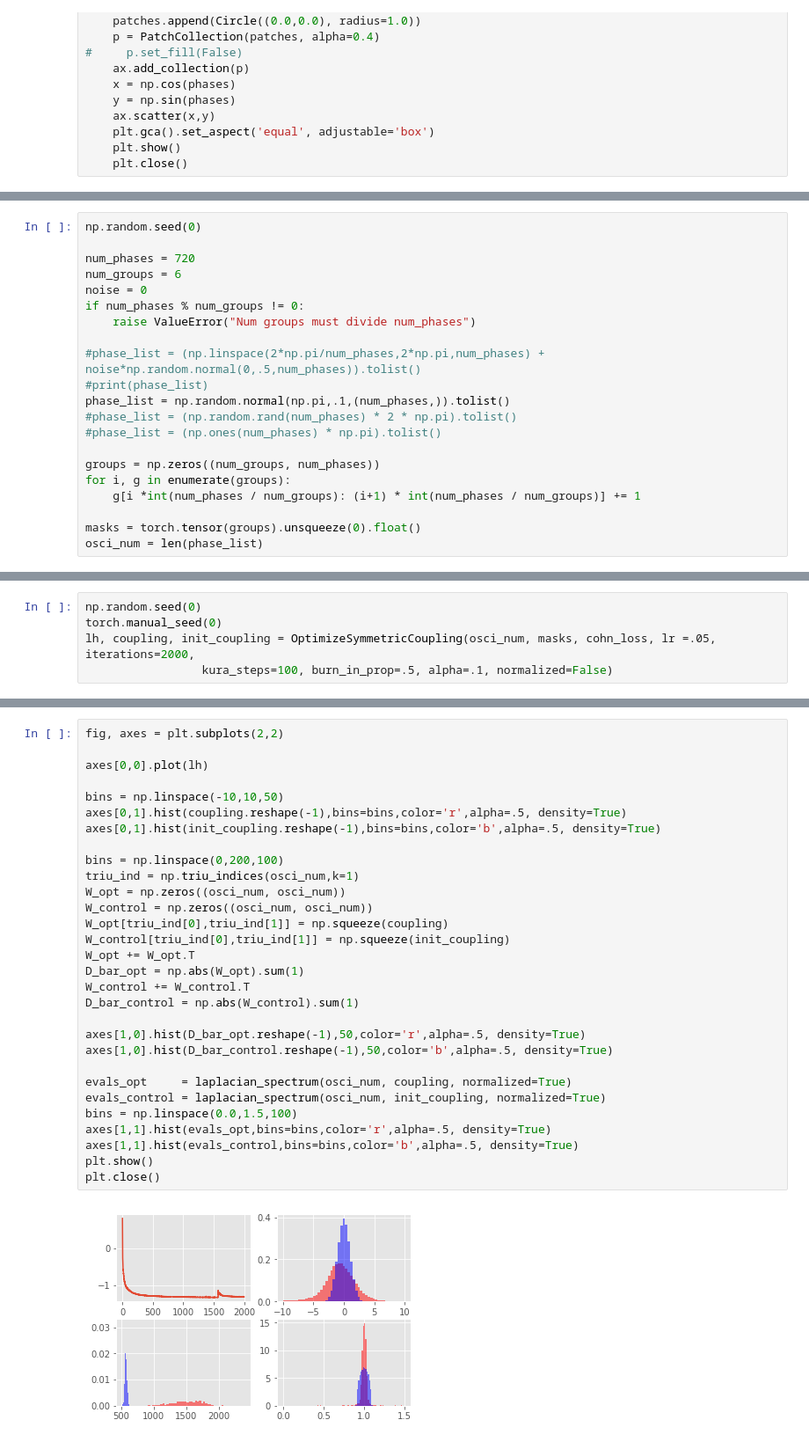
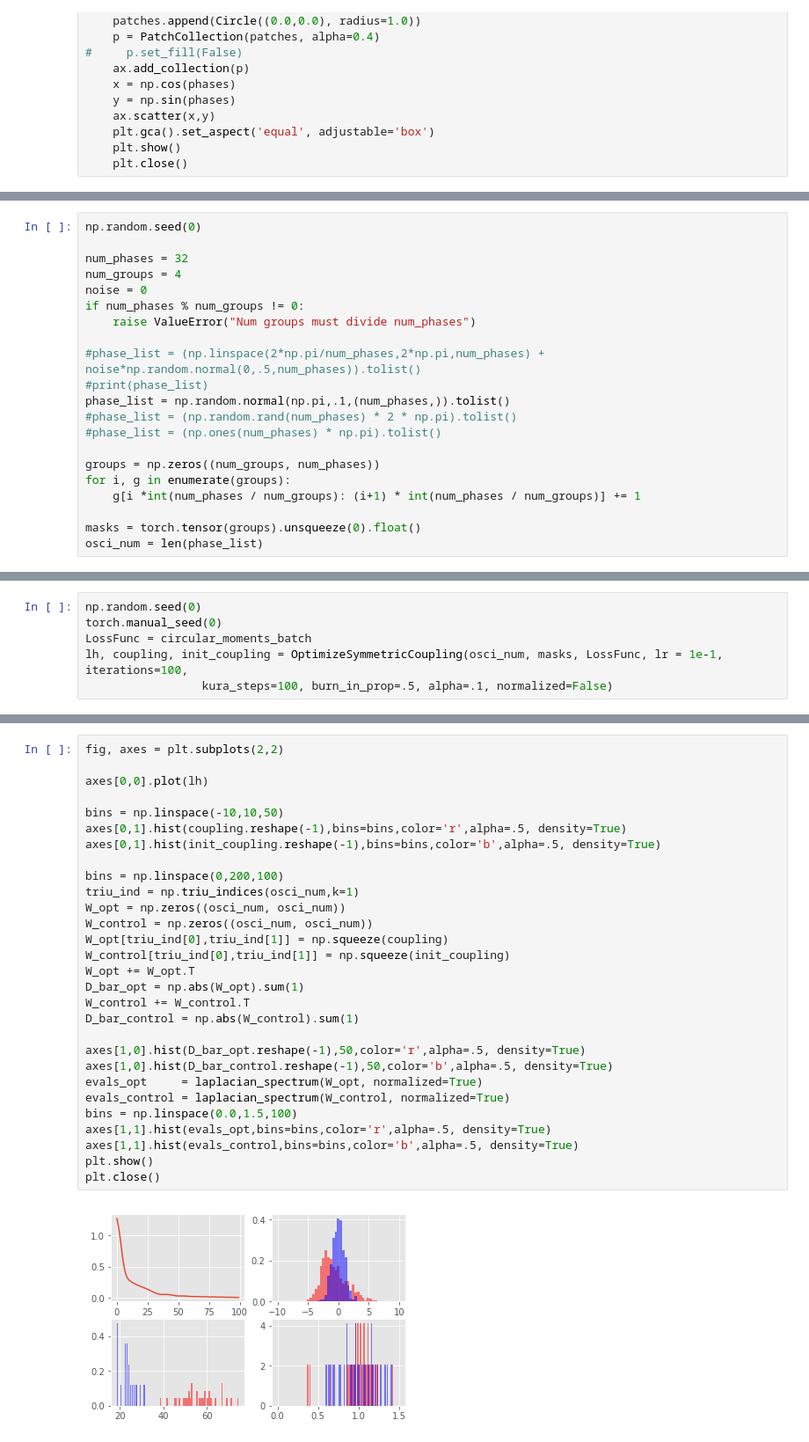
Before and after one commit to serre-lab/synchrony, a Jupyter notebook: notebooks/OptimizeCoupling.ipynb, the cells around one changed output, grey strips where cells are left out. Shown at 88% size. Saved outputs shown, nothing was run; the diff lists cells and outputs as text.

```diff
--- a/notebooks/OptimizeCoupling.ipynb
+++ b/notebooks/OptimizeCoupling.ipynb
@@ -324,8 +403,8 @@ def OptimizeSymmetricCoupling(phases, masks, LossFunc, iterations=100,
 # %%
 np.random.seed(0)
 
-num_phases = 720
-num_groups = 6
+num_phases = 32
+num_groups = 4
 noise = 0
 if num_phases % num_groups != 0:
     raise ValueError("Num groups must divide num_phases")
@@ -378,6 +447,7 @@ BdbQuit:
 # %%
 np.random.seed(0)
 torch.manual_seed(0)
-lh, coupling, init_coupling = OptimizeSymmetricCoupling(osci_num, masks, cohn_loss, lr =.05, iterations=2000,
+LossFunc = circular_moments_batch
+lh, coupling, init_coupling = OptimizeSymmetricCoupling(osci_num, masks, LossFunc, lr = 1e-1, iterations=100,
                  kura_steps=100, burn_in_prop=.5, alpha=.1, normalized=False)
 # %% [output]
@@ -385,32 +455,31 @@ TypeError: kuramoto() got multiple values for argument 'steps'
 # %%
 fig, axes = plt.subplots(2,2)
 
 axes[0,0].plot(lh)
 
 bins = np.linspace(-10,10,50)
 axes[0,1].hist(coupling.reshape(-1),bins=bins,color='r',alpha=.5, density=True)
 axes[0,1].hist(init_coupling.reshape(-1),bins=bins,color='b',alpha=.5, density=True)
 
 bins = np.linspace(0,200,100)
 triu_ind = np.triu_indices(osci_num,k=1)
 W_opt = np.zeros((osci_num, osci_num))
 W_control = np.zeros((osci_num, osci_num))
 W_opt[triu_ind[0],triu_ind[1]] = np.squeeze(coupling)
 W_control[triu_ind[0],triu_ind[1]] = np.squeeze(init_coupling)
 W_opt += W_opt.T
 D_bar_opt = np.abs(W_opt).sum(1)
 W_control += W_control.T
 D_bar_control = np.abs(W_control).sum(1)
 
 axes[1,0].hist(D_bar_opt.reshape(-1),50,color='r',alpha=.5, density=True)
 axes[1,0].hist(D_bar_control.reshape(-1),50,color='b',alpha=.5, density=True)
-
-evals_opt     = laplacian_spectrum(osci_num, coupling, normalized=True)
-evals_control = laplacian_spectrum(osci_num, init_coupling, normalized=True)
+evals_opt     = laplacian_spectrum(W_opt, normalized=True)
+evals_control = laplacian_spectrum(W_control, normalized=True)
 bins = np.linspace(0.0,1.5,100)
 axes[1,1].hist(evals_opt,bins=bins,color='r',alpha=.5, density=True)
 axes[1,1].hist(evals_control,bins=bins,color='b',alpha=.5, density=True)
 plt.show()
 plt.close()
 # %% [output]
-[figure, old version]
+[figure, new version]
```
Also changed, not shown: parts of 21 cells of this notebook, 2 other files.
